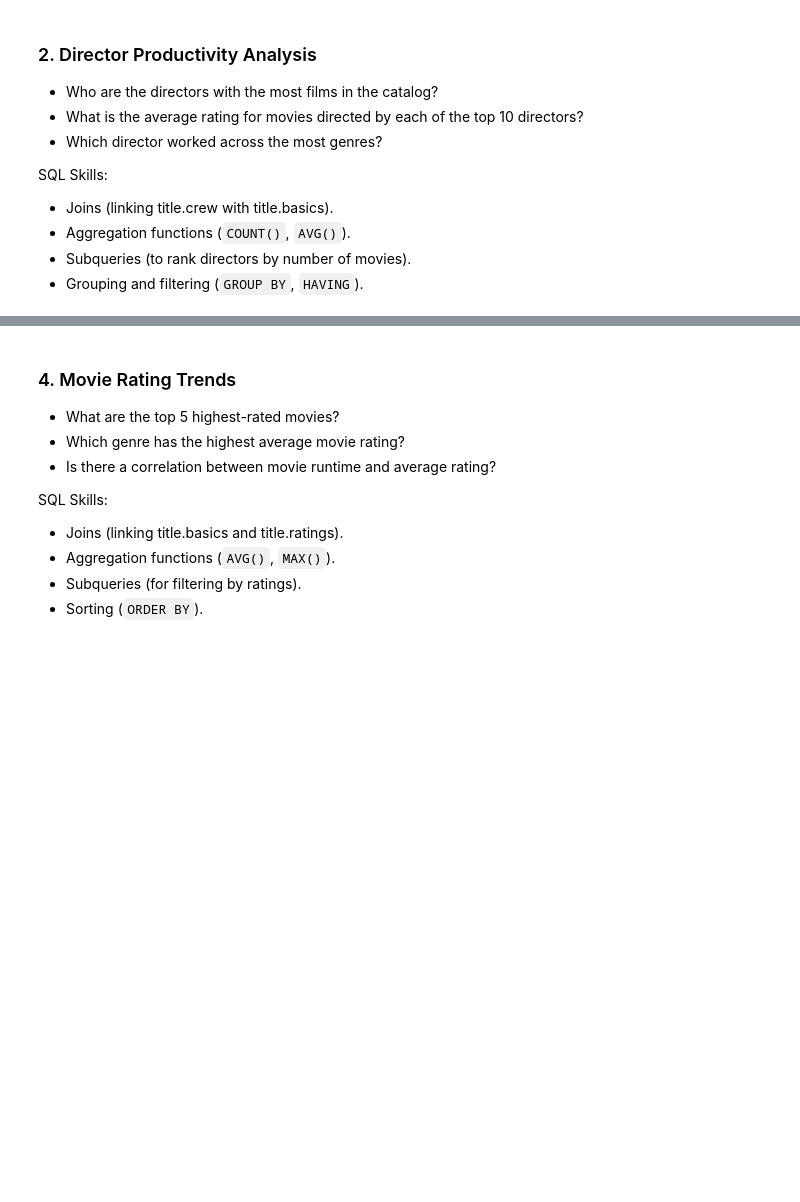
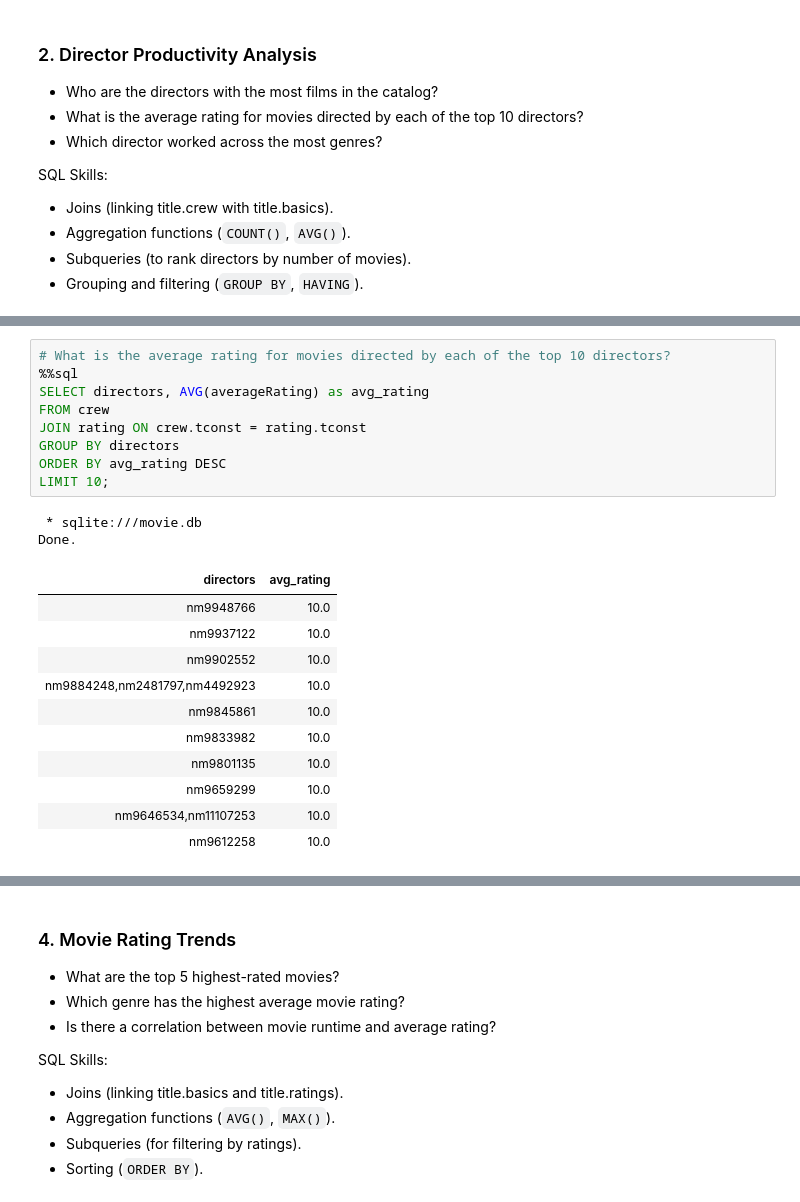
Before and after one commit to Ana-Akaishi/sql-projects, a Jupyter notebook: sql_projects/movie_review/movie_review.ipynb, the cells around one changed output, grey strips where cells are left out. Cells and saved outputs as stored; diff of their text form; blank space fills up the shorter version.

```diff
--- a/sql_projects/movie_review/movie_review.ipynb
+++ b/sql_projects/movie_review/movie_review.ipynb
@@ -168,0 +186,23 @@ SQL Skills:
+# %%
+# What is the average rating for movies directed by each of the top 10 directors?
+%%sql
+SELECT directors, AVG(averageRating) as avg_rating
+FROM crew
+JOIN rating ON crew.tconst = rating.tconst
+GROUP BY directors
+ORDER BY avg_rating DESC
+LIMIT 10;
+# %% [output]
+ * sqlite:///movie.db
+Done.
+| directors | avg_rating |
+| nm9948766 | 10.0 |
+| nm9937122 | 10.0 |
+| nm9902552 | 10.0 |
+| nm9884248,nm2481797,nm4492923 | 10.0 |
+| nm9845861 | 10.0 |
+| nm9833982 | 10.0 |
+| nm9801135 | 10.0 |
+| nm9659299 | 10.0 |
+| nm9646534,nm11107253 | 10.0 |
+| nm9612258 | 10.0 |
```
Also changed, not shown: parts of 16 cells of this notebook.
